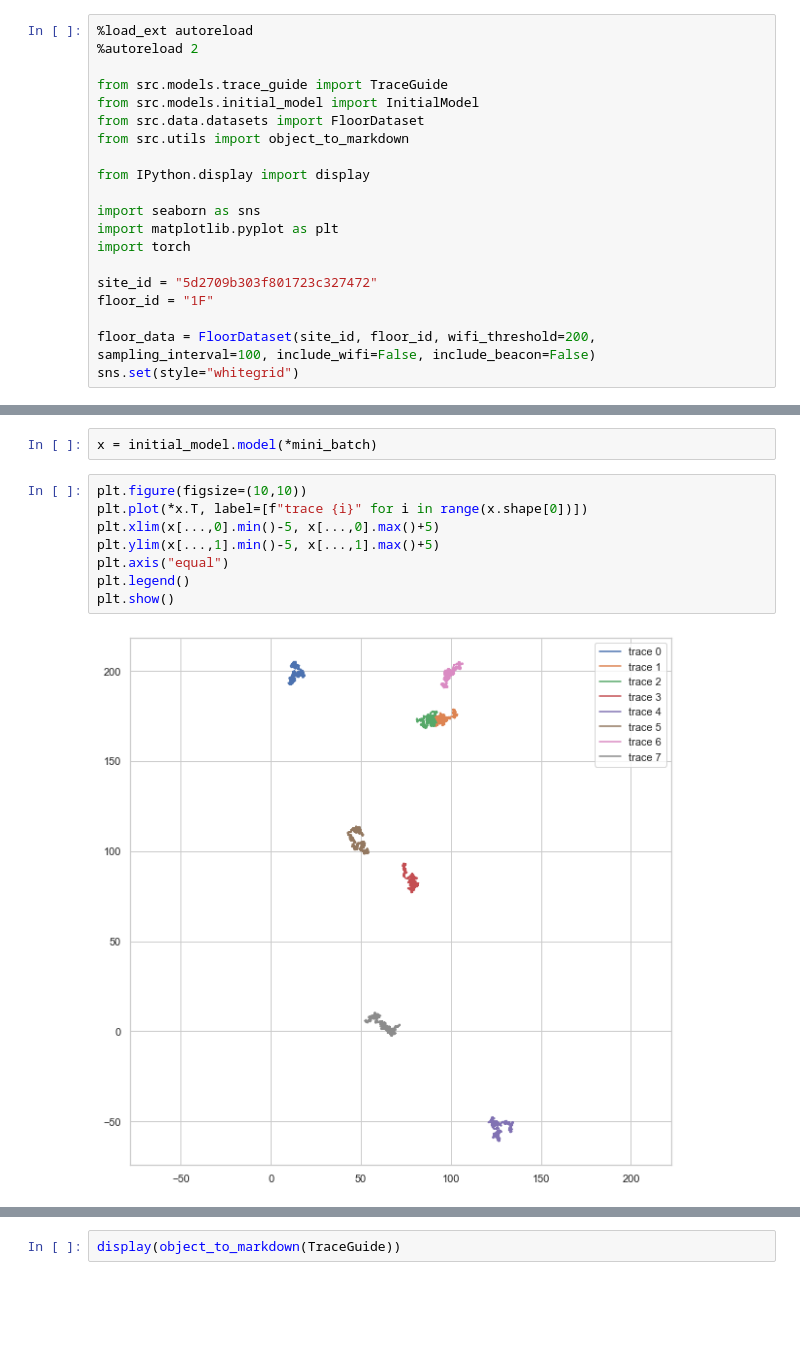
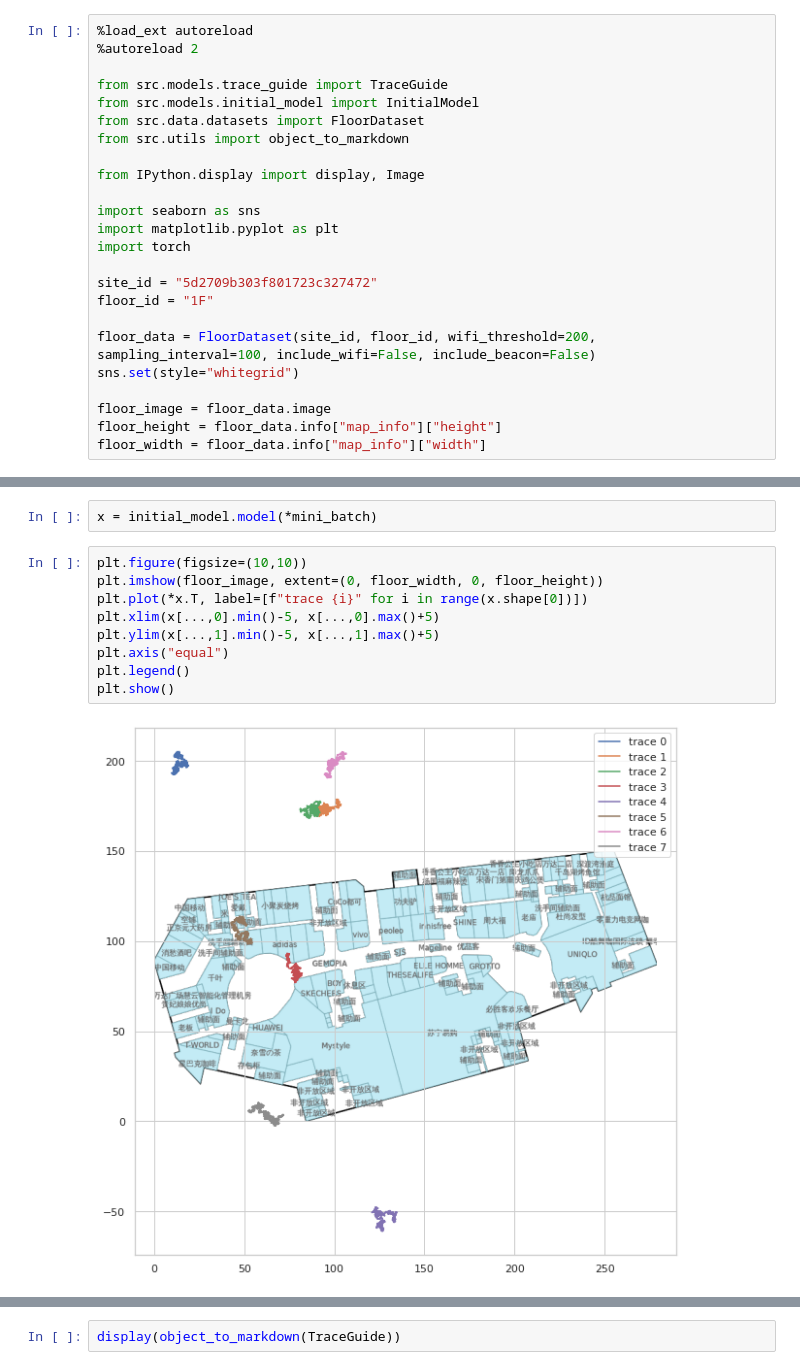
Before and after one commit to sorenhartmann/indoor-location-navigation, a Jupyter notebook: notebooks/1-initial-model.ipynb, the cells around one changed output, grey strips where cells are left out. Cells and saved outputs as stored; diff of their text form; blank space fills up the shorter version.

```diff
--- a/notebooks/1-initial-model.ipynb
+++ b/notebooks/1-initial-model.ipynb
@@ -7,7 +7,7 @@ from src.models.initial_model import InitialModel
 from src.data.datasets import FloorDataset
 from src.utils import object_to_markdown
 
-from IPython.display import display
+from IPython.display import display, Image
 
 import seaborn as sns
 import matplotlib.pyplot as plt
@@ -18,3 +18,7 @@ floor_id = "1F"
 
 floor_data = FloorDataset(site_id, floor_id, wifi_threshold=200, sampling_interval=100, include_wifi=False, include_beacon=False)
 sns.set(style="whitegrid")
+
+floor_image = floor_data.image
+floor_height = floor_data.info["map_info"]["height"]
+floor_width = floor_data.info["map_info"]["width"]
@@ -96,14 +107,15 @@ Below, we can see the corresponding samples. Since they are essentially random w
 x = initial_model.model(*mini_batch)
 # %%
 plt.figure(figsize=(10,10))
+plt.imshow(floor_image, extent=(0, floor_width, 0, floor_height))
 plt.plot(*x.T, label=[f"trace {i}" for i in range(x.shape[0])])
 plt.xlim(x[...,0].min()-5, x[...,0].max()+5)
 plt.ylim(x[...,1].min()-5, x[...,1].max()+5)
 plt.axis("equal")
 plt.legend()
 plt.show()
 # %% [output]
-[figure, old version]
+[figure, new version]
 # %% [markdown]
 ## Variational distribution
 In the model, we sometimes observe $\hat {\boldsymbol x}_i $ as an observation of a latent variable $\boldsymbol x_i$.
```
Also changed, not shown: parts of 15 cells of this notebook.
